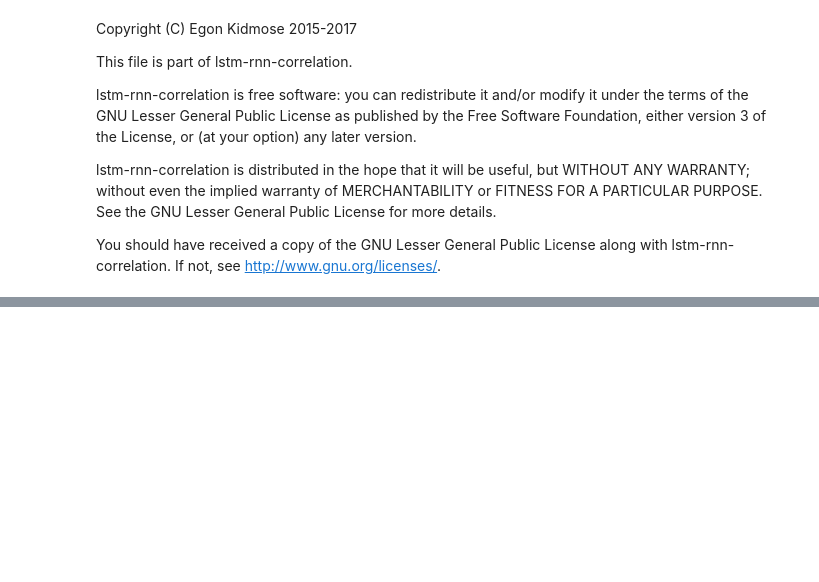
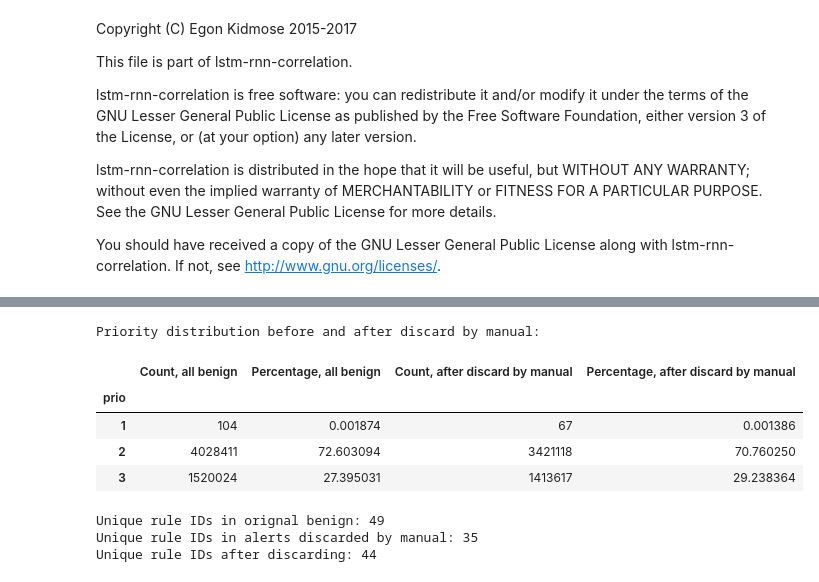
Before and after one commit to kidmose/lstm-rnn-correlation, a Jupyter notebook: alert-merging-pandas.ipynb, the cells around one changed output, grey strips where cells are left out. Drawn from its saved outputs; the diff is of its cells as text; code cells hidden in the pictures; blank space fills up the shorter version.

```diff
--- a/alert-merging-pandas.ipynb
+++ b/alert-merging-pandas.ipynb
@@ -167,0 +315,36 @@ for l in np.concatenate([
+# %%
+print('Priority distribution before and after discard by manual:')
+disc_man_prio_size = data[idx_benign & (idx_disc_man == False)].groupby('prio').size()
+pd.concat(
+    [
+        benign_prio_size.rename('Count, all benign'),
+        (benign_prio_size/benign_prio_size.sum()*100).rename('Percentage, all benign'),
+        disc_man_prio_size.rename('Count, after discard by manual'),
+        (disc_man_prio_size/disc_man_prio_size.sum()*100).rename('Percentage, after discard by manual'),
+    ],
+    axis=1,
+)
+# %% [output]
+Priority distribution before and after discard by manual:
+|  | Count, all benign | Percentage, all benign | Count, after discard by manual | Percentage, after discard by manual |
+| prio |  |  |  |  |
+| 1 | 104 | 0.001874 | 67 | 0.001386 |
+| 2 | 4028411 | 72.603094 | 3421118 | 70.760250 |
+| 3 | 1520024 | 27.395031 | 1413617 | 29.238364 |
+# %%
+print(
+    "Unique rule IDs in orignal benign: %d" %
+    data[idx_benign].groupby('rid').size().size
+)
+print(
+    "Unique rule IDs in alerts discarded by manual: %d" %
+    data[idx_benign & idx_disc_man].groupby('rid').size().size
+)
+print(
+    "Unique rule IDs after discarding: %d" %
+    data[idx_benign & (idx_disc_man == False)].groupby('rid').size().size
+)
+# %% [output]
+Unique rule IDs in orignal benign: 49
+Unique rule IDs in alerts discarded by manual: 35
+Unique rule IDs after discarding: 44
```
Also changed, not shown: parts of 33 cells of this notebook, 1 other file.
